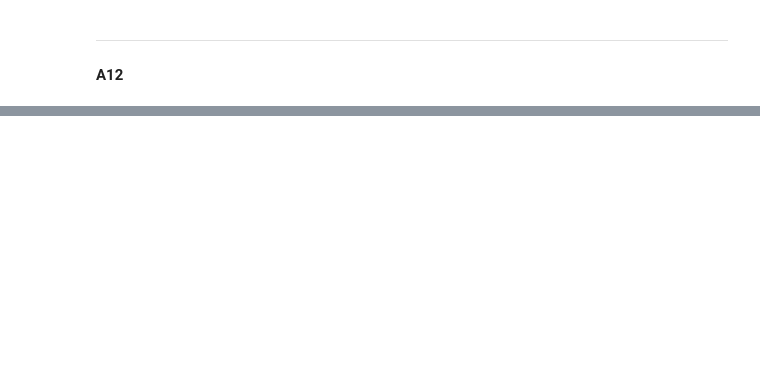
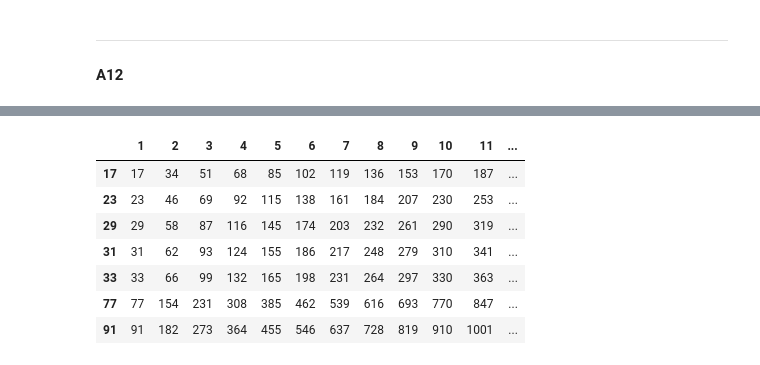
Before and after one commit to ktheu/MathePlus, a Jupyter notebook: zahlentheorie/Aufgaben.ipynb, the cells around one changed output, grey strips where cells are left out. Saved outputs shown, nothing was run; the diff lists cells and outputs as text; code cells hidden in the pictures; blank space fills up the shorter version.

```diff
--- a/zahlentheorie/Aufgaben.ipynb
+++ b/zahlentheorie/Aufgaben.ipynb
@@ -129,10 +304,6 @@ egcd_tab(119,143)
 ----
 
 #### A4
-# %%
-from sympy import *
-from sympy.solvers.diophantine import diophantine
-x, y, z, k= symbols("x, y, z, k", integer=True)
 # %%
 # a.
 diophantine(42*x + 126*y - 84)
@@ -384,0 +787,18 @@ Die 77er-Reihe
+# %%
+def reihen():
+
+    df = pd.DataFrame(columns=range(1,16))
+    for x in sorted([17,23,29,31,33,77,91]):
+        df.loc[x] =  [i*x for i in range(1,16)]
+    return df
+# %%
+reihen()
+# %% [output]
+|  | 1 | 2 | 3 | 4 | 5 | 6 | 7 | 8 | 9 | 10 | 11 | ... |
+| 17 | 17 | 34 | 51 | 68 | 85 | 102 | 119 | 136 | 153 | 170 | 187 | ... |
+| 23 | 23 | 46 | 69 | 92 | 115 | 138 | 161 | 184 | 207 | 230 | 253 | ... |
+| 29 | 29 | 58 | 87 | 116 | 145 | 174 | 203 | 232 | 261 | 290 | 319 | ... |
+| 31 | 31 | 62 | 93 | 124 | 155 | 186 | 217 | 248 | 279 | 310 | 341 | ... |
+| 33 | 33 | 66 | 99 | 132 | 165 | 198 | 231 | 264 | 297 | 330 | 363 | ... |
+| 77 | 77 | 154 | 231 | 308 | 385 | 462 | 539 | 616 | 693 | 770 | 847 | ... |
+| 91 | 91 | 182 | 273 | 364 | 455 | 546 | 637 | 728 | 819 | 910 | 1001 | ... |
```
Also changed, not shown: parts of 27 cells of this notebook, 4 other files.
